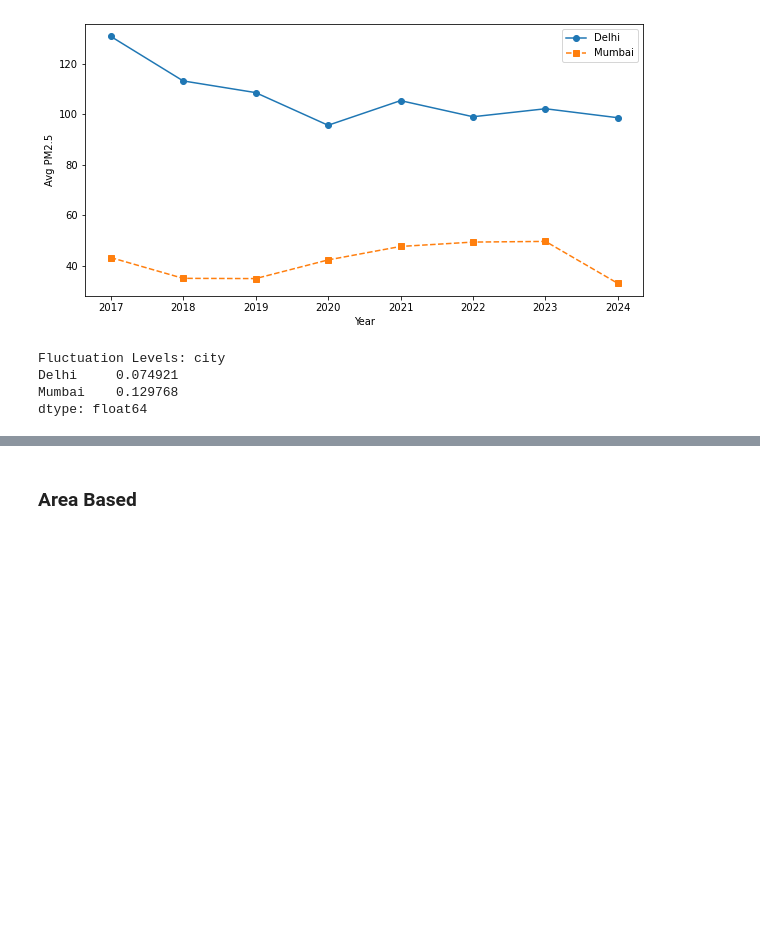
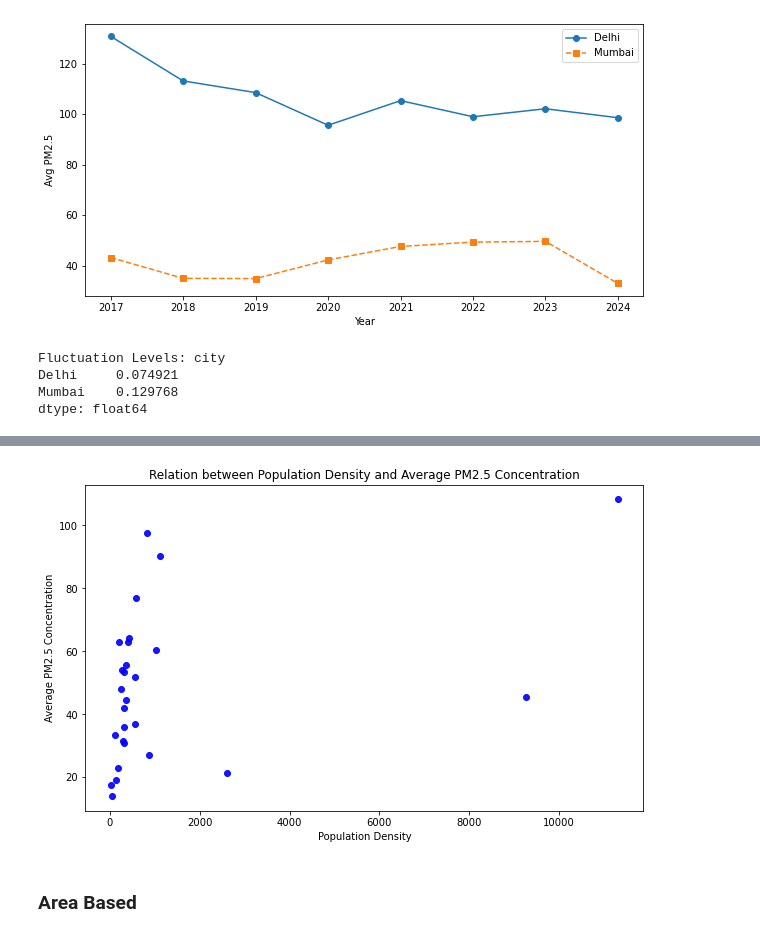
Before and after one commit to manashreeash21/Assignment-3, a Jupyter notebook: J060.ipynb, the cells around one changed output, grey strips where cells are left out. Cells and saved outputs as stored; diff of their text form; code cells hidden in the pictures; blank space fills up the shorter version.

```diff
--- a/J060.ipynb
+++ b/J060.ipynb
@@ -272,3 +332,21 @@ dtype: float64
+# %%
+# 4.3
+
+merged_df["Population Density"] = merged_df["Population"] / merged_df["Area (km2)"]
+
+
+plt.figure(figsize=(10, 6))
+plt.scatter(merged_df["Population Density"], merged_df["Avg_PM2.5"], color='blue', alpha=0.9)
+
+plt.xlabel("Population Density")
+plt.ylabel("Average PM2.5 Concentration")
+
+plt.title("Relation between Population Density and Average PM2.5 Concentration")
+plt.xticks()
+
+plt.show()
+# %% [output]
+[figure, added]
 # %% [markdown]
 ### Area Based
 # %%
```
Also changed, not shown: parts of 10 cells of this notebook.
